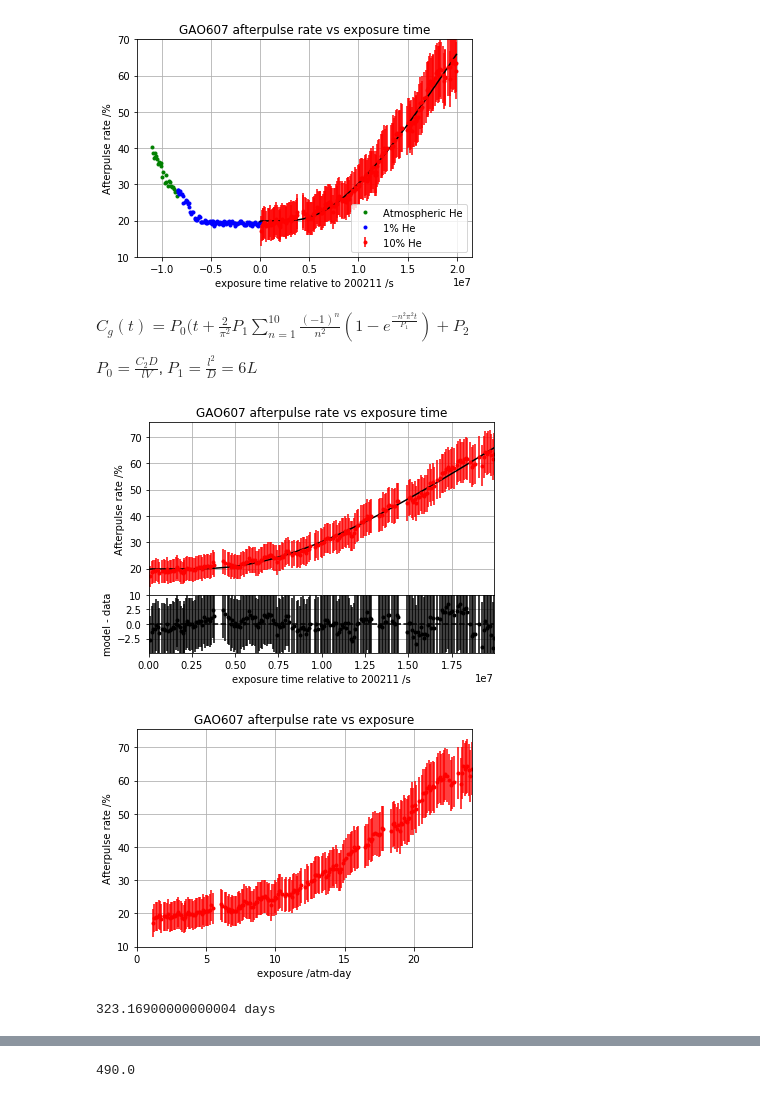
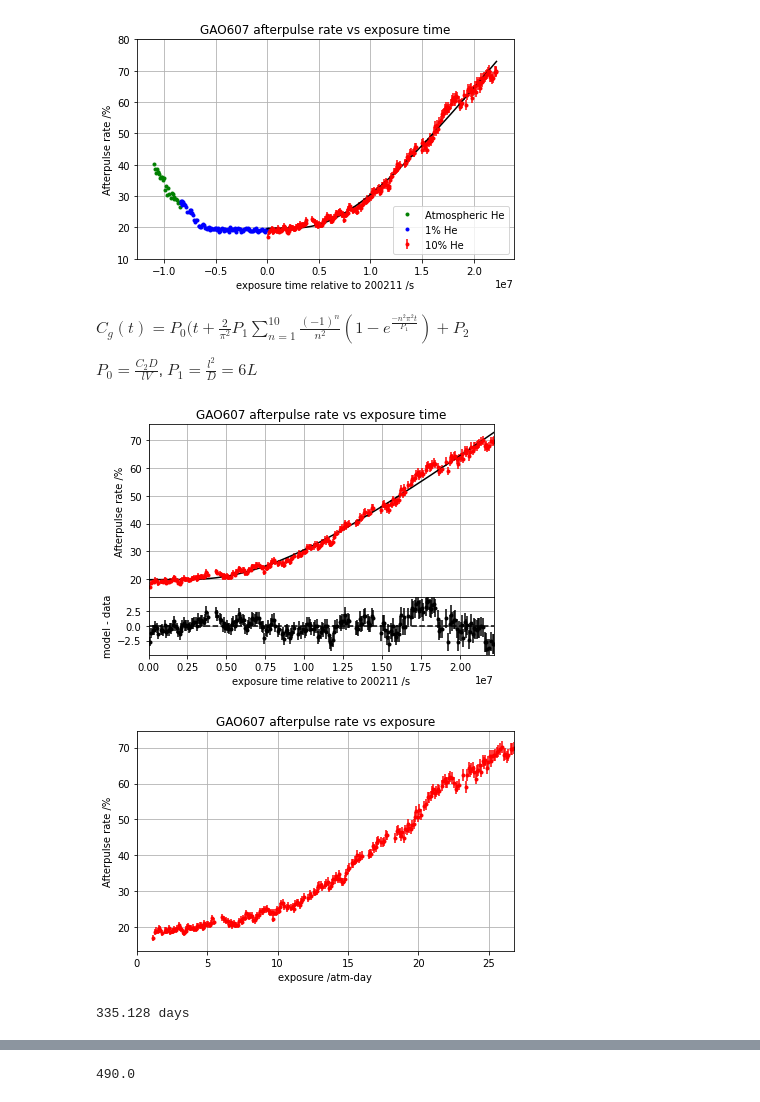
Before and after one commit to TomoPavicic/PMT-ShapeAnalysis, a Jupyter notebook: pmt_he_study/summary_files/modelling_book.ipynb, the cells around one changed output, grey strips where cells are left out. Saved outputs shown, nothing was run; the diff lists cells and outputs as text; code cells hidden in the pictures.

```diff
--- a/pmt_he_study/summary_files/modelling_book.ipynb
+++ b/pmt_he_study/summary_files/modelling_book.ipynb
@@ -42,9 +43,9 @@ data_ch0 = np.loadtxt('/Users/willquinn/Desktop/pmt_output_files/apulse_num_ch0.
 date = np.array(process_date(data_ch0[0]))
 exposure = np.array(process_exposure(data_ch0[0]))
 apulse_rates = data_ch0[1]
-apulse_rates_err = data_ch0[2]
+apulse_rates_err = data_ch0[2]/5
 he_apulse_rates = data_ch0[3]
-he_apulse_rates_err = data_ch0[4]
+he_apulse_rates_err = data_ch0[4]/5
 
 try:
     start = np.where(date == 0)[0][-1]
@@ -78,7 +80,7 @@ plt.legend(loc='lower right')
 chi_2 = 100
 n_times = 1
 n = 0
-for n in tqdm_notebook(range(n_times)):
+for n in range(n_times):
     p_bounds = [[0,0,18],[1e5,1e10,20]]
     '''p0 = random.uniform(p_bounds[0][0],p_bounds[1][0])
     p1 = random.uniform(p_bounds[0][1],p_bounds[1][1])
@@ -111,23 +112,24 @@ Chi2 is: 0.048833633355669905
 # %%
 plt.plot(date[:start + 1], np.array(apulse_rates[:start + 1]),
                  "g.", label="Atmospheric He")
 plt.plot(date[start+1:mid + 1], np.array(apulse_rates[start+1:mid + 1]),
                  "b.", label="1% He")
 plt.errorbar(date[mid+1:], np.array(apulse_rates[mid+1:]), yerr=np.array(apulse_rates_err[mid+1:]),
                  fmt="r.", label="10% He")
 x_range = np.linspace(0,date[-1],1000)
 plt.plot(x_range, model(x_range, *popt), 'k')
 #plt.axvline(date[start], 0, 100, ls='--', color='k')
 #plt.axvline(date[mid], 0, 100, ls='--', color='k')
 plt.xlabel("exposure time relative to 200211 /s")
 plt.ylabel("Afterpulse rate /%")
 plt.title("GAO607 afterpulse rate vs exposure time")
 plt.grid()
-plt.ylim(10,70)
+plt.ylim(10,80)
 plt.legend(loc='lower right')
+plt.tight_layout()
 plt.savefig("/Users/willquinn/Desktop/pmt_output_files/summary_plots/model.png")
 # %% [output]
-[figure, old version]
+[figure, new version]
 # %% [markdown]
 $C_g(t) = P_0 ( t + \frac{2}{\pi^2}P_1\sum^{10}_{n=1}\frac{(-1)^n}{n^2}(1 - e^{\frac{-n^2\pi^2t}{P_1}}) + P_2$
 
@@ -160,10 +162,10 @@ plt.axhline(0,ls='--', color='k')
 plt.grid()
 plt.ylabel("model - data")
 plt.xlabel("exposure time relative to 200211 /s")
-
+plt.tight_layout()
 plt.savefig("/Users/willquinn/Desktop/pmt_output_files/summary_plots/model_residual.png")
 # %% [output]
-[figure, old version]
+[figure, new version]
 # %%
 '''#PLOT
 x_range_exp = np.linspace(0,exposure[-1],1000)
@@ -193,10 +195,11 @@ plt.axhline(0,ls='--', color='k')
 plt.grid()
 plt.ylabel("model - data")'''
 plt.xlabel("exposure /atm-day")
+plt.tight_layout()
 
 plt.savefig("/Users/willquinn/Desktop/pmt_output_files/summary_plots/apulse_rate_ch0_exp.png")
 # %% [output]
-[figure, old version]
+[figure, new version]
 # %%
 t_range = np.linspace(date[-1], date[-1]*2, 1000)
 
@@ -210,7 +213,7 @@ for i in range(len(y)):
 end = (date[-1] + (end_t*date[-1]/1000)) /3600 /24
 print(end, 'days')
 # %% [output]
-323.16900000000004 days
+335.128 days
 # %%
 new_t_range = np.linspace(0, end, 1000)
 
```
Also changed, not shown: parts of 12 cells of this notebook, 6 other files.
